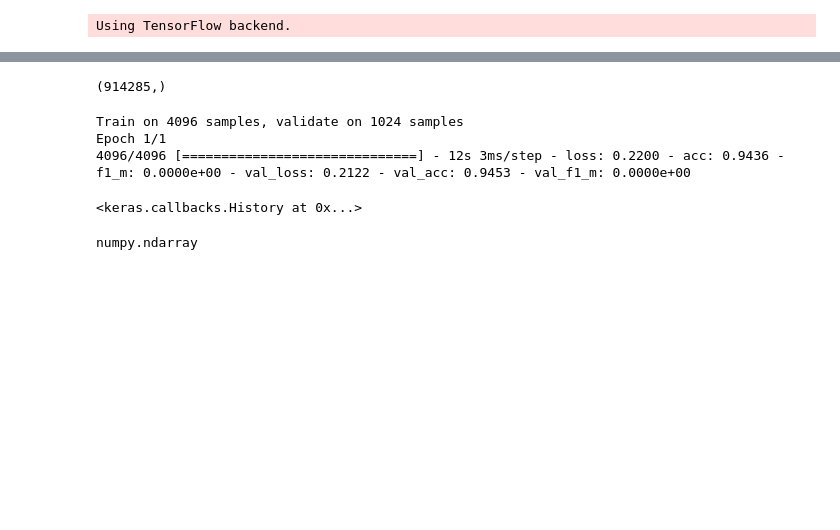
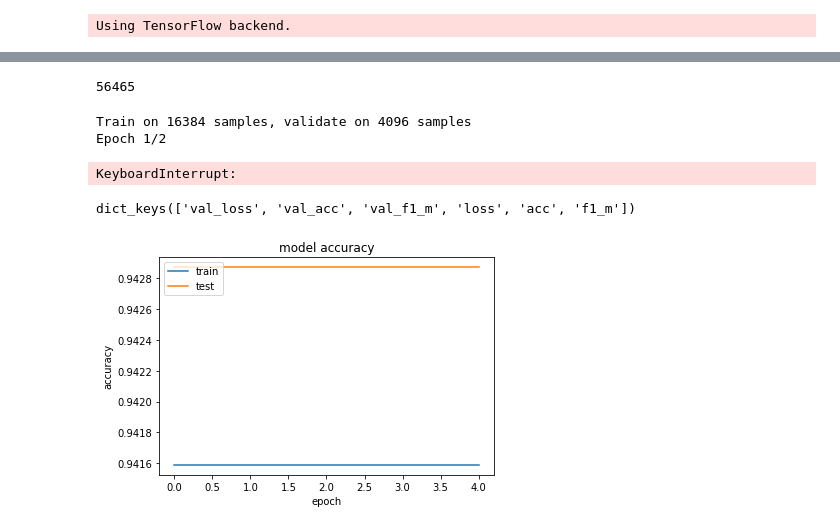
Before and after one commit to dhruvnigam93/quoraIntentDetection, a Jupyter notebook: Notebook.ipynb, the cells around one changed output, grey strips where cells are left out. Cells and saved outputs as stored; diff of their text form; code cells hidden in the pictures; blank space fills up the shorter version.

```diff
--- a/Notebook.ipynb
+++ b/Notebook.ipynb
@@ -275,18 +279,33 @@ model.compile(loss='binary_crossentropy', optimizer='adam', metrics=['accuracy',
 # %%
 X_train_indices = sentences_to_indices(np.asarray(train_df['question_text']), words_to_index, maxLen)
 Y_train = np.asarray(train_df['target'])
-# %%
-Y_train.shape
-# %% [output]
-(914285,)
+# %%
+np.sum(Y_train)
+# %% [output]
+56465
 # %%
-model.fit(x= X_train_indices[:5120, ], y= Y_train[:5120], batch_size=512, epochs=1, verbose=1, callbacks=None, validation_split=0.2)
+history = model.fit(x= X_train_indices[:20480, ], y= Y_train[:20480], batch_size=512, epochs=2, verbose=1, callbacks=None, validation_split=0.2)
 # %% [output]
-Train on 4096 samples, validate on 1024 samples
-Epoch 1/1
-4096/4096 [==============================] - 12s 3ms/step - loss: 0.2200 - acc: 0.9436 - f1_m: 0.0000e+00 - val_loss: 0.2122 - val_acc: 0.9453 - val_f1_m: 0.0000e+00
+Train on 16384 samples, validate on 4096 samples
+Epoch 1/2
-<keras.callbacks.History at 0x...>
+KeyboardInterrupt:
-# %%
-y_pred = model.predict(X_train_indices[:5120, ])
-# %% [output]
-numpy.ndarray
+# %%
+
+y_pred = model.predict(X_train_indices[:10240, ])
+import matplotlib.pyplot as plt
+
+# list all data in history
+print(history.history.keys())
+# %% [output]
+dict_keys(['val_loss', 'val_acc', 'val_f1_m', 'loss', 'acc', 'f1_m'])
+# %%
+# summarize history for accuracy
+plt.plot(history.history['acc'])
+plt.plot(history.history['val_acc'])
+plt.title('model accuracy')
+plt.ylabel('accuracy')
+plt.xlabel('epoch')
+plt.legend(['train', 'test'], loc='upper left')
+plt.show()
+# %% [output]
+[figure, added]
```
Also changed, not shown: parts of 7 cells of this notebook.
